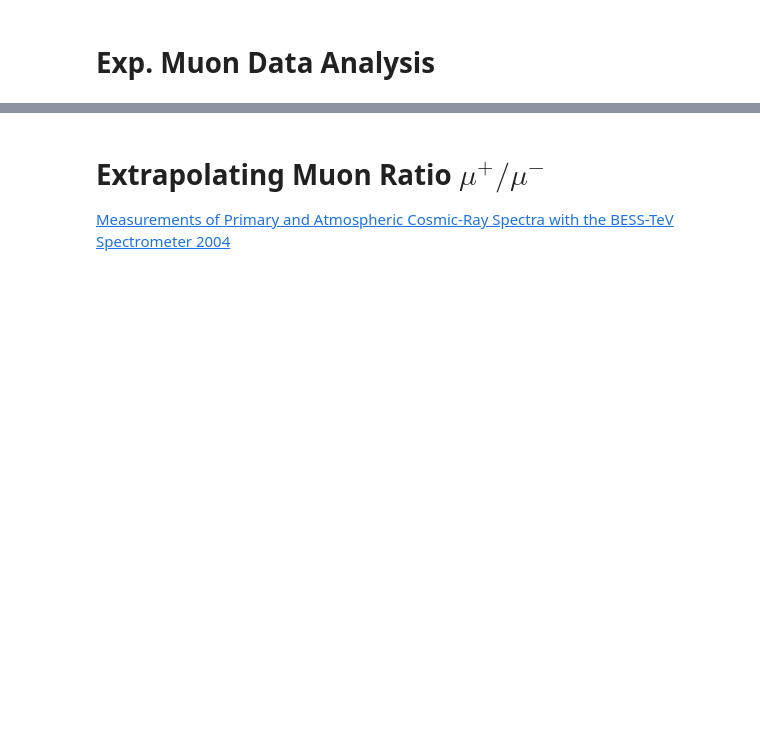
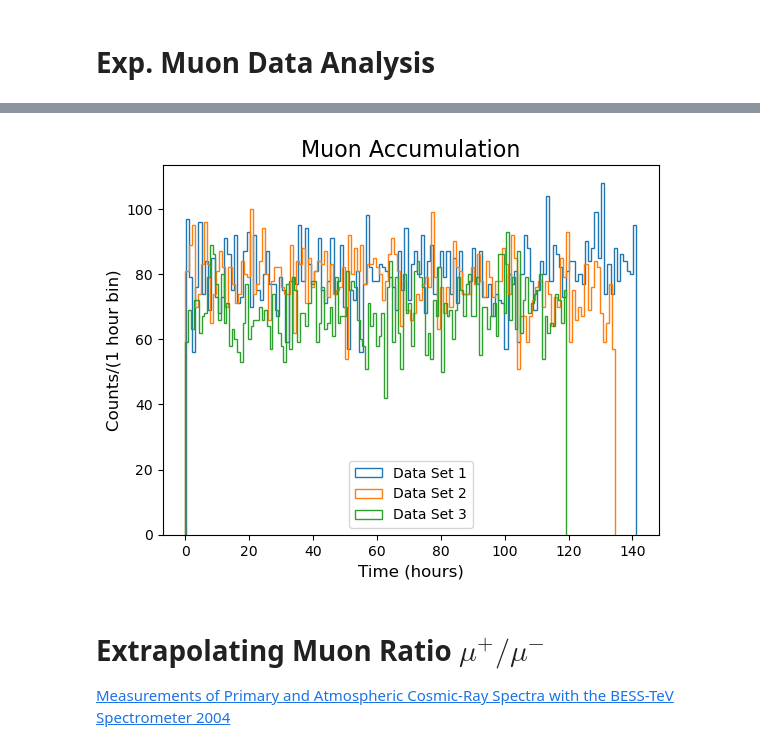
Before and after one commit to KyleTaft/PHY451_Muon_Fall2024, a Jupyter notebook: muon.ipynb, the cells around one changed output, grey strips where cells are left out. Saved outputs shown, nothing was run; the diff lists cells and outputs as text; code cells hidden in the pictures; blank space fills up the shorter version.

```diff
--- a/muon.ipynb
+++ b/muon.ipynb
@@ -154,3 +104,22 @@ print(len(data)/data['time'].max()*60)
+# %%
+# See if muon flux is constant with time
+
+# gate = data['dt']<20000
+# plt.hist(data['time'][gate]/60/60, bins=100, histtype='step', linewidth=1)
+# plt.xlabel('Time (hours)', fontsize=12)
+# plt.ylabel('Counts/(1 hour bin)', fontsize=12)
+
+for i, data in enumerate([data1,data2,data3]):
+    data['time'] = data['time']- data['time'].min()
+    gate = data['dt']<20000
+    plt.hist(data['time'][gate]/60/60, bins=140, histtype='step', linewidth=1, label=f'Data Set {i+1}')
+plt.xlabel('Time (hours)', fontsize=12)
+plt.ylabel('Counts/(1 hour bin)', fontsize=12)
+plt.title('Muon Accumulation', fontsize=16)
+plt.legend()
+plt.show()
+# %% [output]
+[figure, added]
 # %% [markdown]
 # Extrapolating Muon Ratio $\mu^+/\mu^-$
 
```
Also changed, not shown: parts of 16 cells of this notebook.
